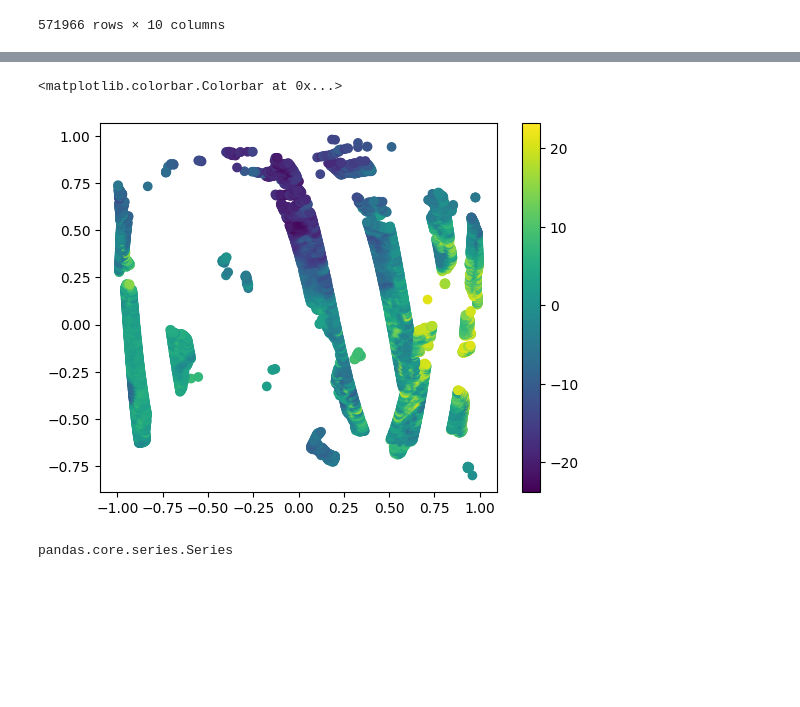
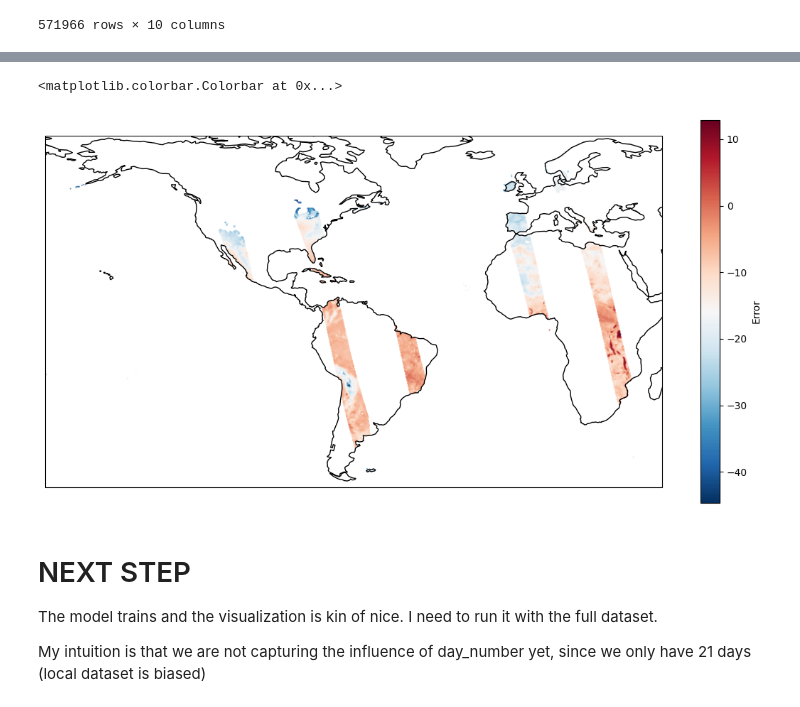
Before and after one commit to AndresTerrer/PMW_LST, a Jupyter notebook: notebooks/working_examples/Windsat_training.ipynb, the cells around one changed output, grey strips where cells are left out. Drawn from its saved outputs; the diff is of its cells as text; code cells hidden in the pictures; blank space fills up the shorter version.

Commit message:
Finalised example and layed out next steps

```diff
--- a/notebooks/working_examples/Windsat_training.ipynb
+++ b/notebooks/working_examples/Windsat_training.ipynb
@@ -223,6 +220,6 @@ plot_history(history)
 # %%
 # Run the model using one day. Compute the loss and dismplay it on a map.
-sample = ascds.sel(day_number=1)
+sample = ascds.sel(day_number=11)
 sample_df = sample.to_dataframe()
 
 sample_df.reset_index(inplace=True)
@@ -232,6 +229,9 @@ sample_df = transform_batch(sample_df)
 X, y = xy_split(sample_df)
 
 y_pred = model.predict(X)
+
+sample_df = sample.to_dataframe()
+sample_df.dropna(inplace=True)
 sample_df["surtep_MODEL"] = y_pred
 sample_df["error"] = sample_df["surtep_ERA5"] - sample_df["surtep_MODEL"]
 # %% [output]
@@ -239,11 +239,16 @@ sample_df["error"] = sample_df["surtep_ERA5"] - sample_df["surtep_MODEL"]
 # %%
 # Scatterplot of the data using lat and lon
-plt.scatter(x=sample_df["lon"], y=sample_df["lat"], c=sample_df["error"], cmap="viridis")
-plt.colorbar()
+import cartopy.crs as ccrs
+fig, ax = plt.subplots(1,1,figsize=(14,7), subplot_kw={"projection":ccrs.PlateCarree()})
+scatter = ax.scatter(x=sample_df["lon"], y=sample_df["lat"], c=sample_df["error"], cmap="RdBu_r", s=0.1)
+ax.coastlines("110m")
+plt.colorbar(scatter, ax=ax, orientation='vertical', label='Error')
 # %% [output]
 <matplotlib.colorbar.Colorbar at 0x...>
-[figure, old version]
+[figure, new version]
-# %%
-[x for x in sample_df.head().iterrows()][0][1].__class__
-# %% [output]
-pandas.core.series.Series
+# %% [markdown]
+# NEXT STEP
+
+The model trains and the visualization is kin of nice. I need to run it with the full dataset.
+
+My intuition is that we are not capturing the influence of day_number yet, since we only have 21 days (local dataset is biased)
```
Also changed, not shown: parts of 4 cells of this notebook, 2 other files.
